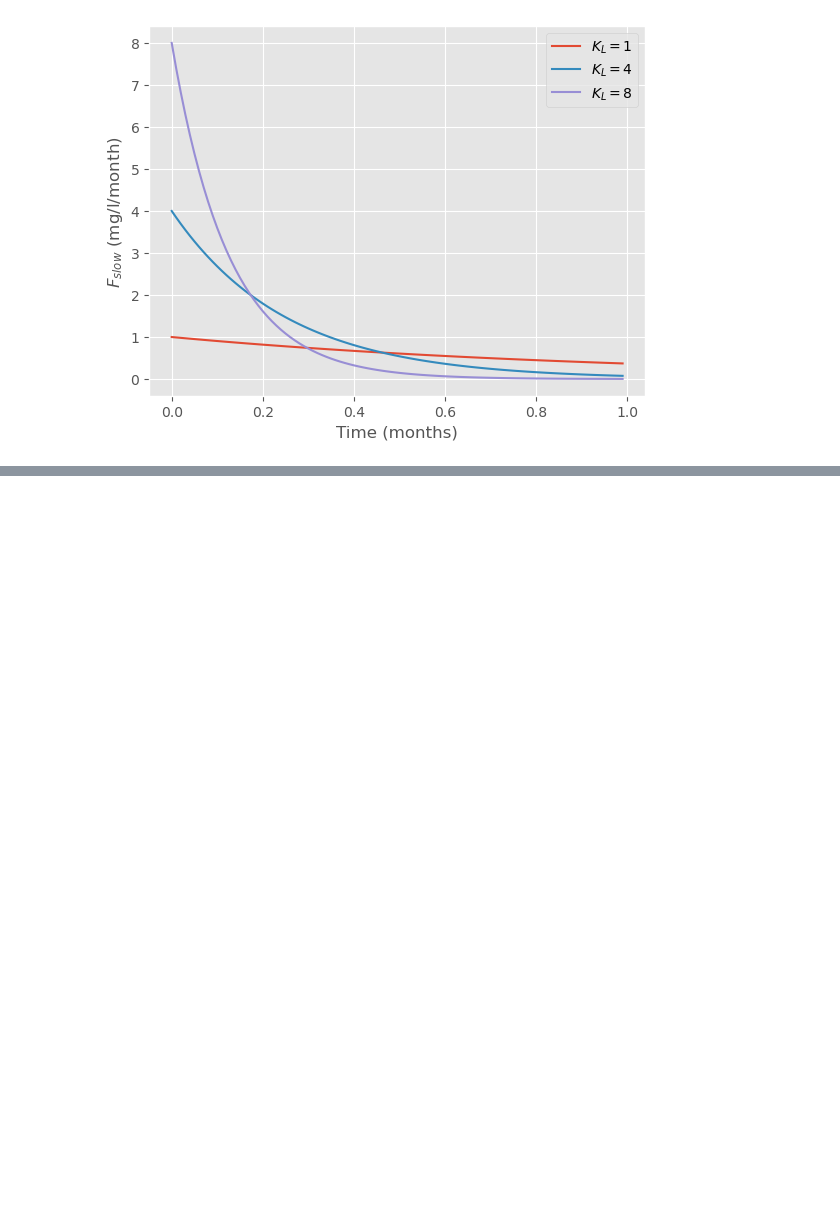
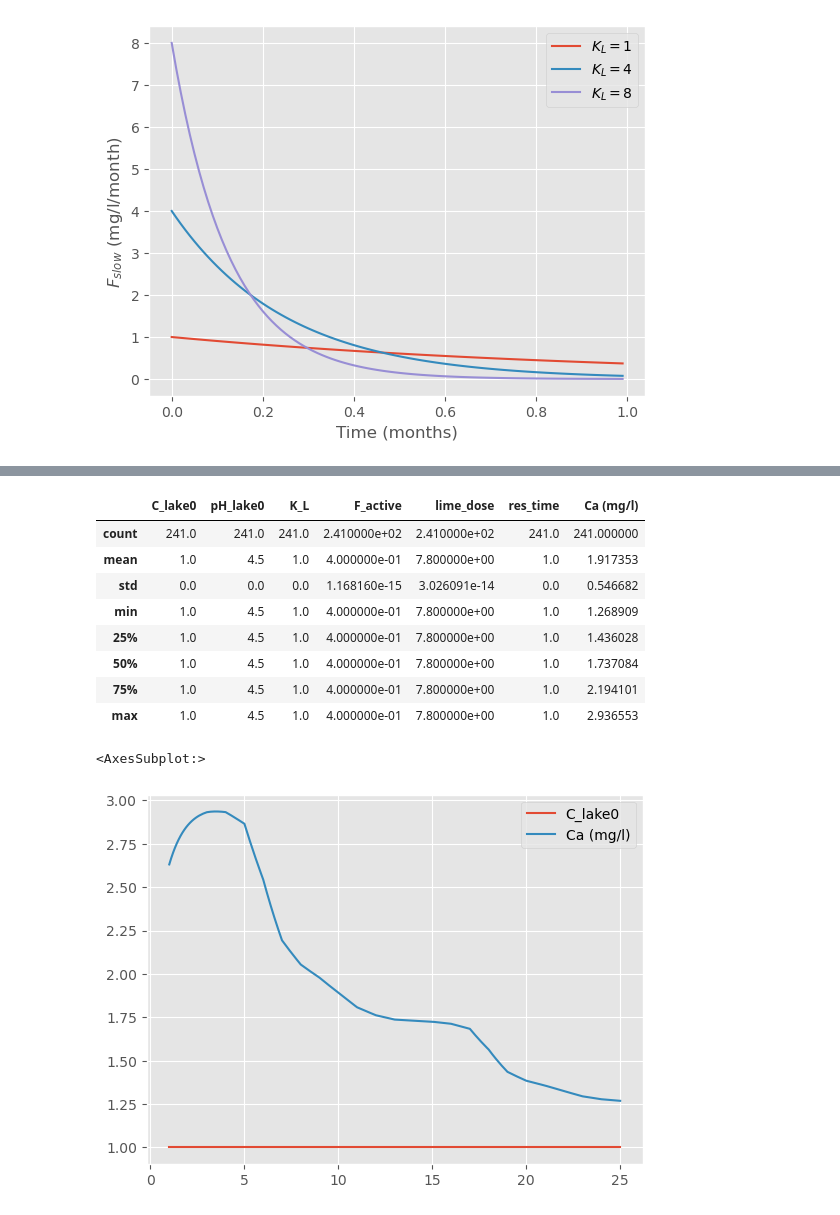
Before and after one commit to NIVANorge/lake_liming_app, a Jupyter notebook: notebooks/box_model.ipynb, the cells around one changed output, grey strips where cells are left out. Drawn from its saved outputs; the diff is of its cells as text; code cells hidden in the pictures; blank space fills up the shorter version.

```diff
--- a/notebooks/box_model.ipynb
+++ b/notebooks/box_model.ipynb
@@ -186,0 +335,33 @@ array([<AxesSubplot:>], dtype=object)
+# %%
+par_dict = {
+    "C_lake0": C_lake0,
+    "C_in0": C_in0,
+    "C_bott0": C_bott0,
+    "pH_lake0": pH_lake0,
+    "lime_prod": lime_prod,
+    "lime_dose": lime_dose,
+    "lime_month": lime_month,
+    "spr_meth": spr_meth,
+    "K_L": K_L,
+    "F_active": F_active,
+    "area": area,
+    "mean_depth": mean_depth,
+    "res_time": res_time,
+    "flow_profile": flow_profile,
+    "n_months": n_months,
+}
+df = model.run_ca_model(par_dict, dt=0.1)
+display(df.describe())
+df[["C_lake0", "Ca (mg/l)"]].plot()
+# %% [output]
+|  | C_lake0 | pH_lake0 | K_L | F_active | lime_dose | res_time | Ca (mg/l) |
+| count | 241.0 | 241.0 | 241.0 | 2.410000e+02 | 2.410000e+02 | 241.0 | 241.000000 |
+| mean | 1.0 | 4.5 | 1.0 | 4.000000e-01 | 7.800000e+00 | 1.0 | 1.917353 |
+| std | 0.0 | 0.0 | 0.0 | 1.168160e-15 | 3.026091e-14 | 0.0 | 0.546682 |
+| min | 1.0 | 4.5 | 1.0 | 4.000000e-01 | 7.800000e+00 | 1.0 | 1.268909 |
+| 25% | 1.0 | 4.5 | 1.0 | 4.000000e-01 | 7.800000e+00 | 1.0 | 1.436028 |
+| 50% | 1.0 | 4.5 | 1.0 | 4.000000e-01 | 7.800000e+00 | 1.0 | 1.737084 |
+| 75% | 1.0 | 4.5 | 1.0 | 4.000000e-01 | 7.800000e+00 | 1.0 | 2.194101 |
+| max | 1.0 | 4.5 | 1.0 | 4.000000e-01 | 7.800000e+00 | 1.0 | 2.936553 |
+<AxesSubplot:>
+[figure, added]
```
Also changed, not shown: parts of 29 cells of this notebook, 3 other files.
